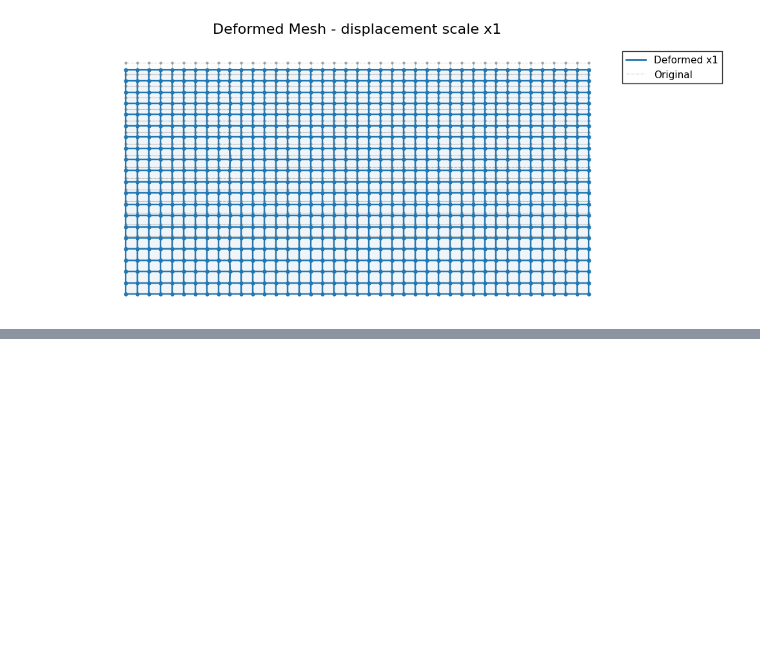
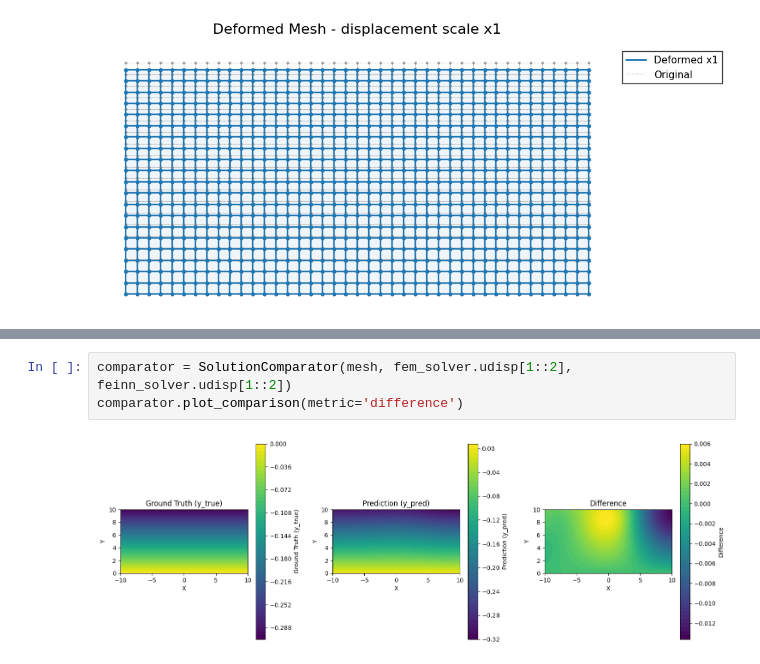
Before and after one commit to bdesia/feinn_project, a Jupyter notebook: notebooks/FEINN_example4/E4_MultiMat.ipynb, the cells around one changed output, grey strips where cells are left out. Saved outputs shown, nothing was run; the diff lists cells and outputs as text; blank space fills up the shorter version.

```diff
--- a/notebooks/FEINN_example4/E4_MultiMat.ipynb
+++ b/notebooks/FEINN_example4/E4_MultiMat.ipynb
@@ -165,0 +217,5 @@ comparator.plot_comparison(metric='difference')
+# %%
+comparator = SolutionComparator(mesh, fem_solver.udisp[1::2], feinn_solver.udisp[1::2])
+comparator.plot_comparison(metric='difference')
+# %% [output]
+[figure, added]
```
Also changed, not shown: parts of 10 cells of this notebook, 1 other file.
